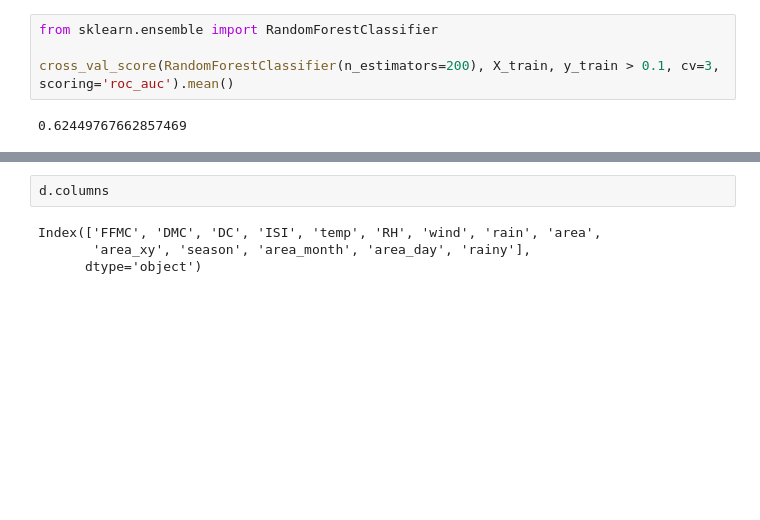
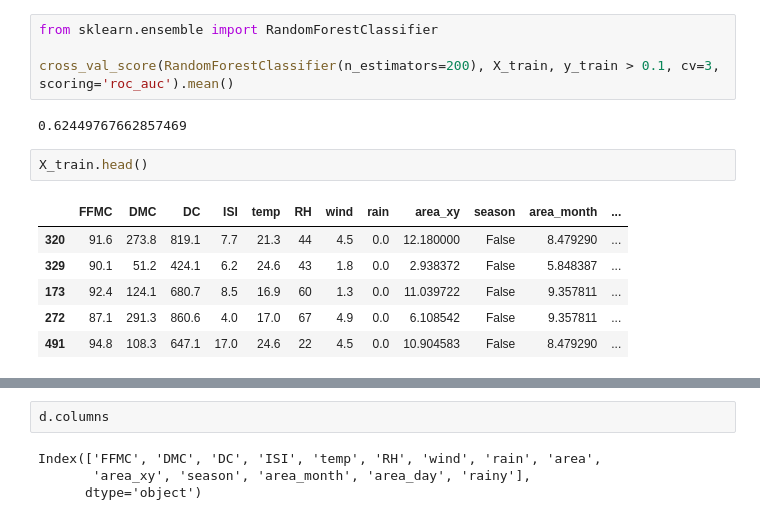
Before and after one commit to senior-sigan/ML_Competitions, a Jupyter notebook: uci_forest-fires/investigate.ipynb, the cells around one changed output, grey strips where cells are left out. Drawn from its saved outputs; the diff is of its cells as text; blank space fills up the shorter version.

```diff
--- a/uci_forest-fires/investigate.ipynb
+++ b/uci_forest-fires/investigate.ipynb
@@ -643,6 +654,15 @@ from sklearn.ensemble import RandomForestClassifier
 cross_val_score(RandomForestClassifier(n_estimators=200), X_train, y_train > 0.1, cv=3, scoring='roc_auc').mean()
 # %% [output]
 0.62449767662857469
+# %%
+X_train.head()
+# %% [output]
+|  | FFMC | DMC | DC | ISI | temp | RH | wind | rain | area_xy | season | area_month | ... |
+| 320 | 91.6 | 273.8 | 819.1 | 7.7 | 21.3 | 44 | 4.5 | 0.0 | 12.180000 | False | 8.479290 | ... |
+| 329 | 90.1 | 51.2 | 424.1 | 6.2 | 24.6 | 43 | 1.8 | 0.0 | 2.938372 | False | 5.848387 | ... |
+| 173 | 92.4 | 124.1 | 680.7 | 8.5 | 16.9 | 60 | 1.3 | 0.0 | 11.039722 | False | 9.357811 | ... |
+| 272 | 87.1 | 291.3 | 860.6 | 4.0 | 17.0 | 67 | 4.9 | 0.0 | 6.108542 | False | 9.357811 | ... |
+| 491 | 94.8 | 108.3 | 647.1 | 17.0 | 24.6 | 22 | 4.5 | 0.0 | 10.904583 | False | 8.479290 | ... |
 # %%
 from sklearn.ensemble import BaggingRegressor
 
```
Also changed, not shown: parts of 9 cells of this notebook, 2 other files.
